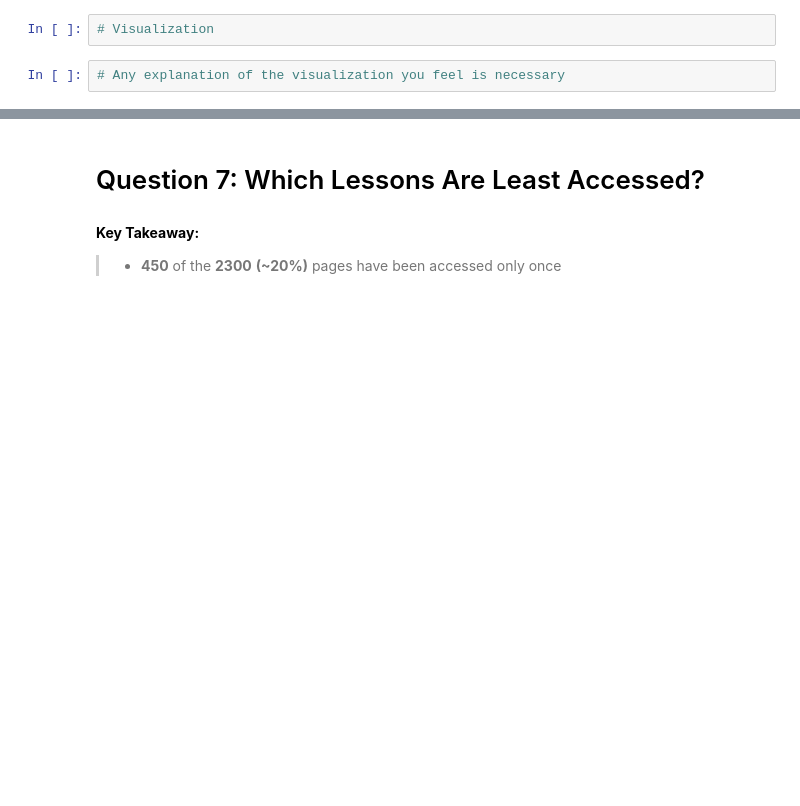
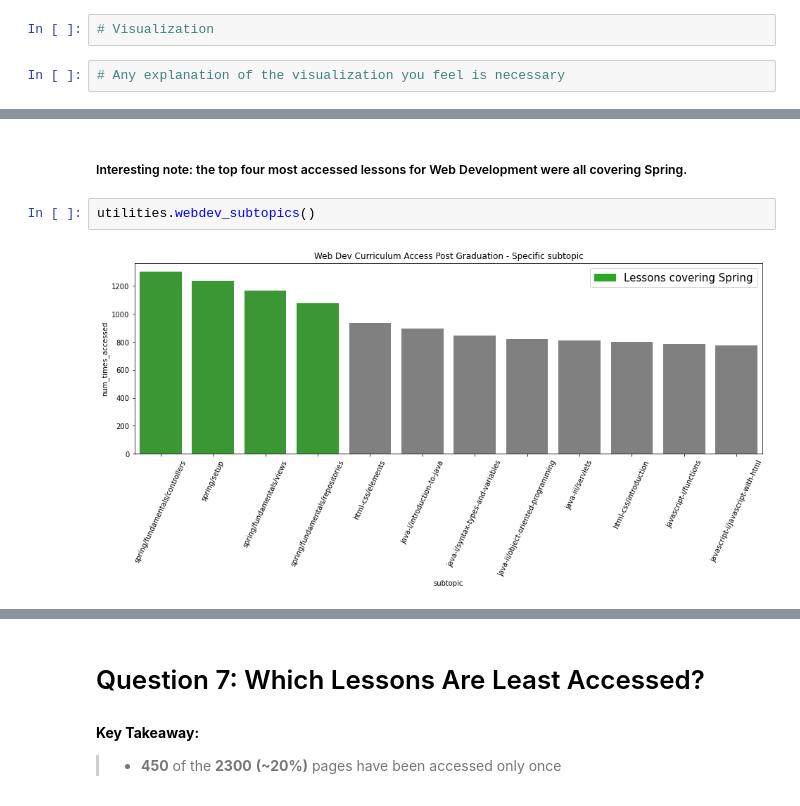
Before and after one commit to AACKV/anomaly_detection_project, a Jupyter notebook: final_report.ipynb, the cells around one changed output, grey strips where cells are left out. Drawn from its saved outputs; the diff is of its cells as text; blank space fills up the shorter version.

```diff
--- a/final_report.ipynb
+++ b/final_report.ipynb
@@ -42,0 +76,6 @@ df = wrangle.wrangle_logs()
+# %% [markdown]
+##### Interesting note: the top four most accessed lessons for Web Development were all covering Spring.
+# %%
+utilities.webdev_subtopics()
+# %% [output]
+[figure, added]
```
Also changed, not shown: parts of 12 cells of this notebook.
